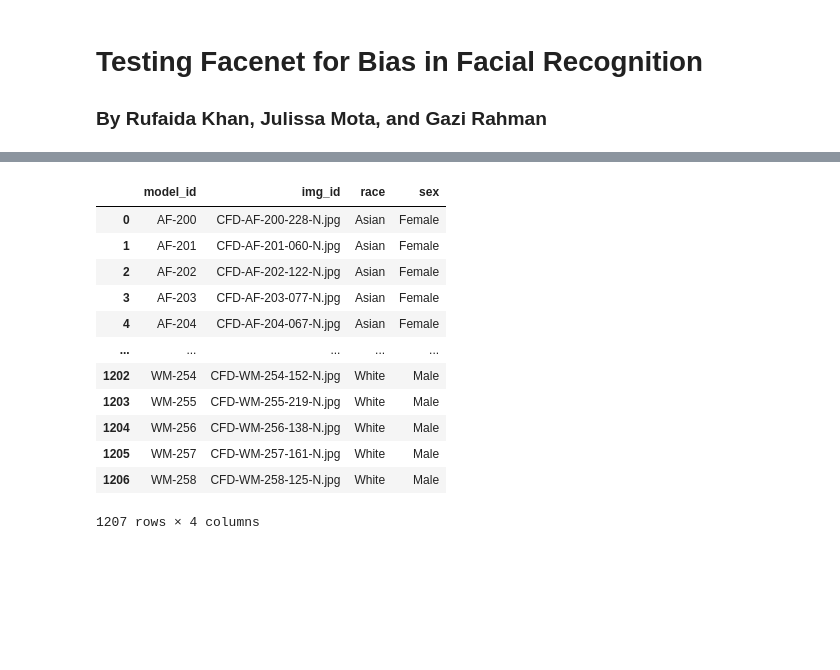
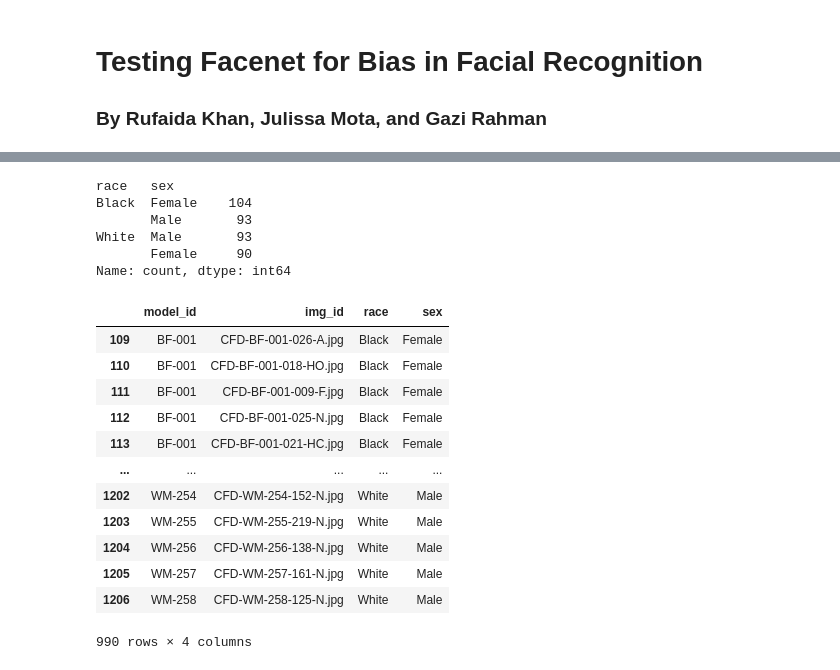
Before and after one commit to gzsrahman/comp334_algorithmic_bias, a Jupyter notebook: project.ipynb, the cells around one changed output, grey strips where cells are left out. Drawn from its saved outputs; the diff is of its cells as text; code cells hidden in the pictures; blank space fills up the shorter version.

```diff
--- a/project.ipynb
+++ b/project.ipynb
@@ -29,37 +40,57 @@ from statsmodels.formula.api import ols
 # %%
+# load dataset directory
 data_path = '/Users/gazirahman/coursework/comp334/project/algorithmic_bias/CFD'
 model_dirs = sorted(os.listdir(data_path))
+
+# walk through each sub-directory, compiling information
 model_id = []
 img_id = []
 race = []
 sex = []
 for dir_name in model_dirs:
+
+    # skip irrelevant files/directories
     if dir_name == '.DS_Store' or dir_name == 'Icon\r':
         continue
+
+    # for each sub-directory, fetch contents; for each image, parse image name for information
     img_list = os.listdir(f"{data_path}/{dir_name}")
     for img_name in img_list:
         if img_name == '.DS_Store' or img_name == 'Icon\r':
             continue
         model_id.append(dir_name)
         img_id.append(img_name)
         attributes = img_name.split('-')
         race.append(attributes[1][0])
         sex.append(attributes[1][1])
+
+# clean up data, create dataframe
 race = ['Asian' if label == 'A' else 'Black' if label == 'B' else 'Latino' if label == 'L' else 'White' for label in race]
 sex = ['Female' if label == 'F' else 'Male' for label in sex ]
-df = pd.DataFrame({'model_id': model_id, 'img_id': img_id, 'race': race, 'sex': sex})
+overall_df = pd.DataFrame({'model_id': model_id, 'img_id': img_id, 'race': race, 'sex': sex})
+
+# constrict data and fetch overview
+df = overall_df[overall_df['race'].isin(['White', 'Black'])]
+demographics = df.drop(columns='img_id').groupby('model_id').agg({'race': 'first', 'sex': 'first'}).reset_index()
+display(demographics[['race','sex']].value_counts())
 display(df)
 # %% [output]
+race   sex
+Black  Female    104
+       Male       93
+White  Male       93
+       Female     90
+Name: count, dtype: int64
 |  | model_id | img_id | race | sex |
-| 0 | AF-200 | CFD-AF-200-228-N.jpg | Asian | Female |
-| 1 | AF-201 | CFD-AF-201-060-N.jpg | Asian | Female |
-| 2 | AF-202 | CFD-AF-202-122-N.jpg | Asian | Female |
-| 3 | AF-203 | CFD-AF-203-077-N.jpg | Asian | Female |
-| 4 | AF-204 | CFD-AF-204-067-N.jpg | Asian | Female |
+| 109 | BF-001 | CFD-BF-001-026-A.jpg | Black | Female |
+| 110 | BF-001 | CFD-BF-001-018-HO.jpg | Black | Female |
+| 111 | BF-001 | CFD-BF-001-009-F.jpg | Black | Female |
+| 112 | BF-001 | CFD-BF-001-025-N.jpg | Black | Female |
+| 113 | BF-001 | CFD-BF-001-021-HC.jpg | Black | Female |
 | ... | ... | ... | ... | ... |
 | 1202 | WM-254 | CFD-WM-254-152-N.jpg | White | Male |
 | 1203 | WM-255 | CFD-WM-255-219-N.jpg | White | Male |
 | 1204 | WM-256 | CFD-WM-256-138-N.jpg | White | Male |
 | 1205 | WM-257 | CFD-WM-257-161-N.jpg | White | Male |
 | 1206 | WM-258 | CFD-WM-258-125-N.jpg | White | Male |
-1207 rows × 4 columns
+990 rows × 4 columns
```
Also changed, not shown: parts of 25 cells of this notebook.
